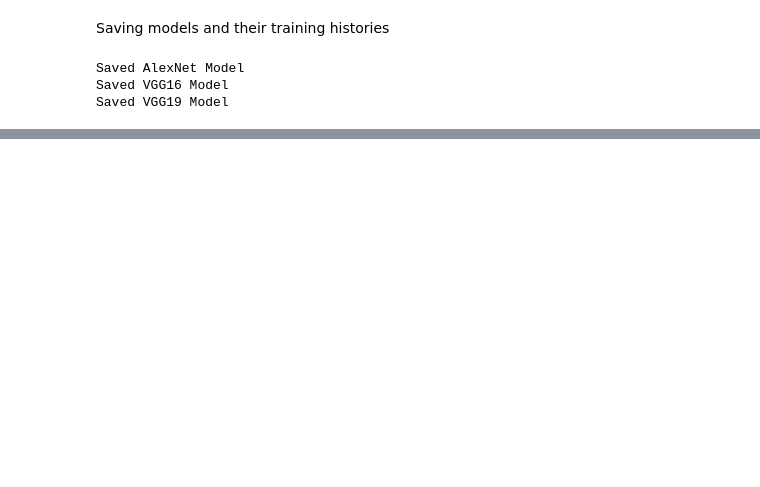
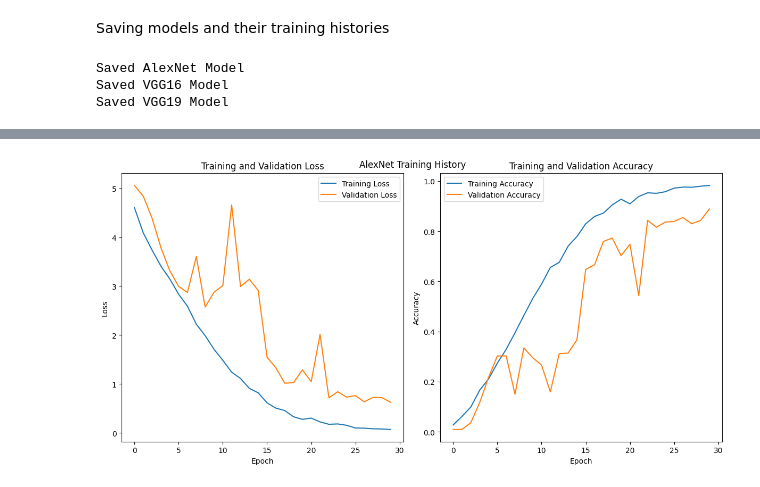
Before and after one commit to AyaanDanish/PalmVein-Recognition-With-CNN, a Jupyter notebook: VERA Classification.ipynb, the cells around one changed output, grey strips where cells are left out. Cells and saved outputs as stored; diff of their text form; code cells hidden in the pictures; blank space fills up the shorter version.

```diff
--- a/VERA Classification.ipynb
+++ b/VERA Classification.ipynb
@@ -363,9 +367,10 @@ for name, history in model_histories.items():
 # %%
+model_results = {}
+
 for name, model in models.items():
-    test_loss, test_accuracy = model.evaluate(test_dataset)
+    model_results[name] = model.evaluate(test_dataset)
 
     print(f'\x1b[34m{name} Model Results:\x1b[0m')
-    print(f"Test accuracy: {test_accuracy*100:.2f}%")
-    print(f"Test loss: {test_loss:.4f}")
-    print()
+    print(f"Test accuracy: {model_results[name][1]*100:.2f}%")
+    print(f"Test loss: {model_results[name][0]:.4f}", end = '\n\n')
 # %% [output]
@@ -387,11 +392,12 @@ Test loss: 0.0481
 Saving models and their training histories
 # %%
 for name, model in models.items():
-    model.save(f'Saved Models/VERA/{name}-30-Epochs.keras')
+    model.save(f'Saved Models/VERA/{name}-{model_results[name][1]*100:.2f}%.keras')
     print(f'Saved {name} Model')
 
-for name, model in model_histories.items():
-    with open(f'Model Histories/VERA/{name}.json', 'w') as json_file:
+
+for name, history in model_histories.items():
+    with open(f'Model Histories/VERA/{name}-{model_results[name][1]*100:.2f}%.json', 'w') as json_file:
         json.dump(history.history, json_file)
 # %% [output]
 Saved AlexNet Model
@@ -411,0 +568,33 @@ Saved VGG19 Model
+# %%
+import json
+import matplotlib.pyplot as plt
+
+# Load the JSON file
+with open('Model Histories/VERA/AlexNet-98.86%.json', 'r') as f:
+    history = json.load(f)
+
+# Plot training and validation loss
+plt.figure(figsize=(12, 6))
+plt.subplot(1, 2, 1)
+plt.plot(history['loss'], label='Training Loss')
+plt.plot(history['val_loss'], label='Validation Loss')
+plt.title('Training and Validation Loss')
+plt.xlabel('Epoch')
+plt.ylabel('Loss')
+plt.legend()
+
+# Plot training and validation accuracy
+plt.subplot(1, 2, 2)
+plt.plot(history['accuracy'], label='Training Accuracy')
+plt.plot(history['val_accuracy'], label='Validation Accuracy')
+plt.title('Training and Validation Accuracy')
+plt.xlabel('Epoch')
+plt.ylabel('Accuracy')
+plt.legend()
+
+# Show the plots
+plt.tight_layout()
+plt.suptitle('AlexNet Training History')
+plt.show()
+# %% [output]
+[figure, added]
```
Also changed, not shown: parts of 20 cells of this notebook, 2 other files.
